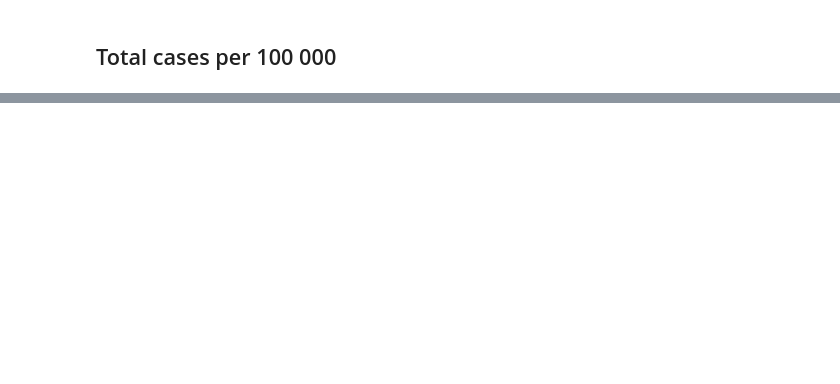
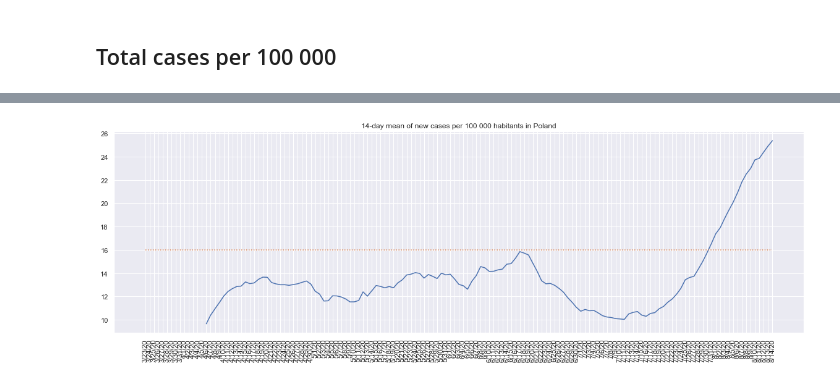
Before and after one commit to IvonaTau/covid19, a Jupyter notebook: _notebooks/2020-03-30-lithuania.ipynb, the cells around one changed output, grey strips where cells are left out. Cells and saved outputs as stored; diff of their text form; code cells hidden in the pictures; blank space fills up the shorter version.

```diff
--- a/_notebooks/2020-03-30-lithuania.ipynb
+++ b/_notebooks/2020-03-30-lithuania.ipynb
@@ -219,0 +207,5 @@ plot_new_cases_per100(df, 'Greece', total_population=10720000 ,cutoff=50)
+# %%
+#hide_input
+plot_new_cases_per100(df, 'Poland', total_population=37970000 ,cutoff=65)
+# %% [output]
+[figure, added]
```
Also changed, not shown: parts of 22 cells of this notebook, 2 other files.
